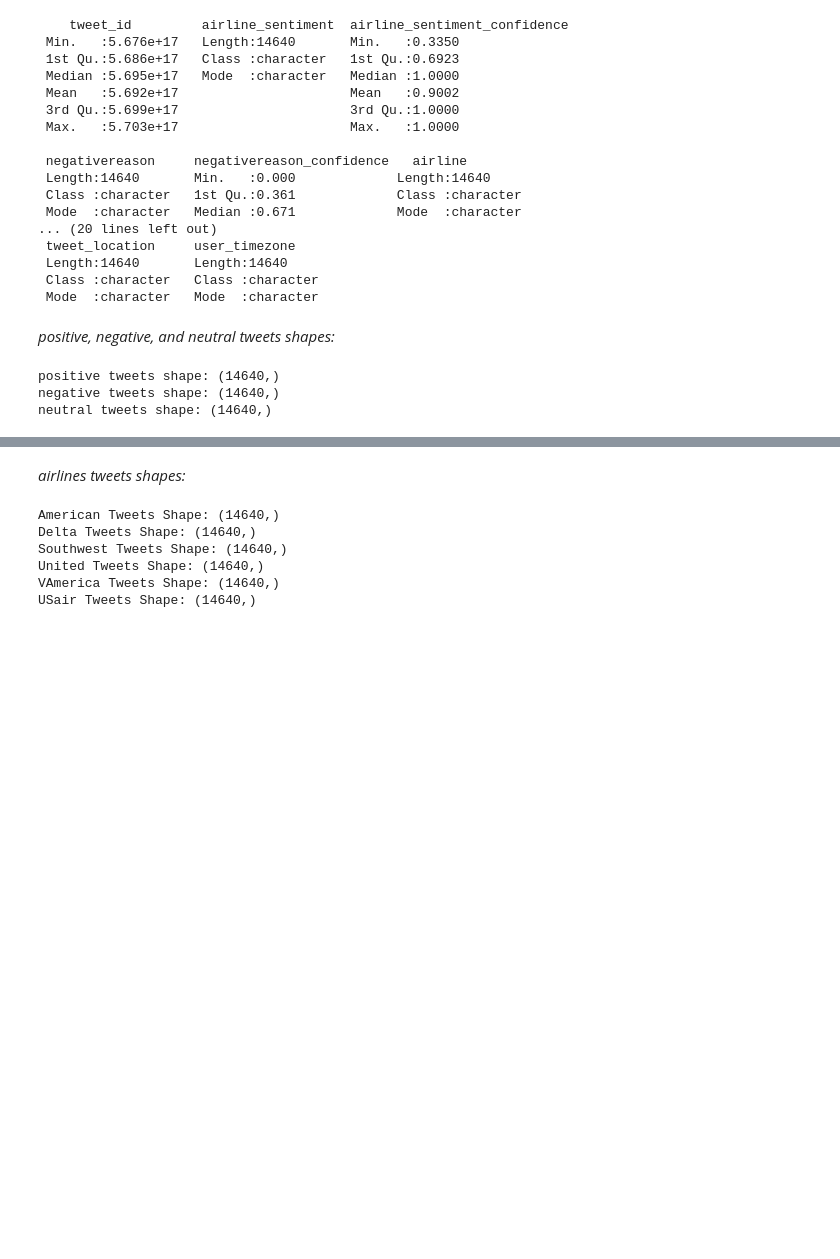
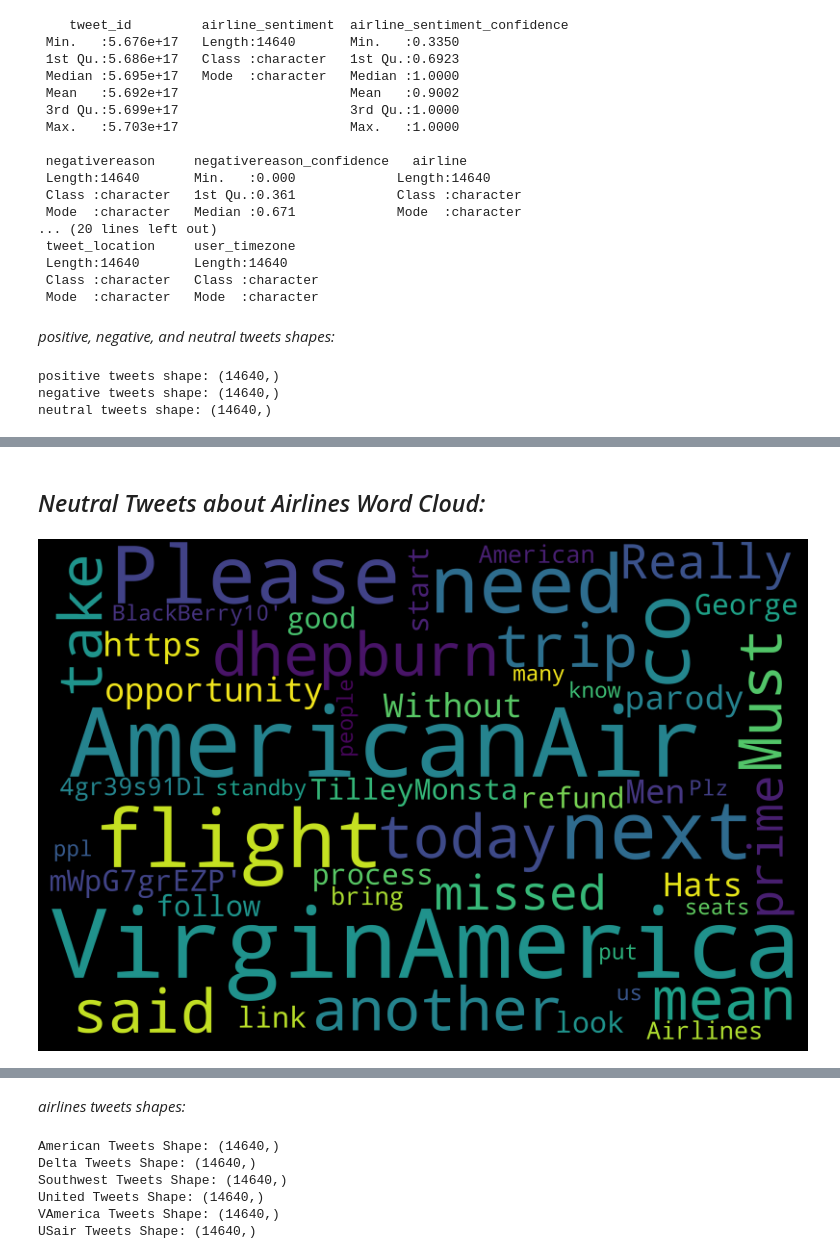
Before and after one commit to outcastgeek/ANLY520_US_AirlineTwitterSentimentAnalysis, a Jupyter notebook: U.S.AirlineTwitterSentimentAnalysis.ipynb, the cells around one changed output, grey strips where cells are left out. Cells and saved outputs as stored; diff of their text form; code cells hidden in the pictures; blank space fills up the shorter version.

```diff
--- a/U.S.AirlineTwitterSentimentAnalysis.ipynb
+++ b/U.S.AirlineTwitterSentimentAnalysis.ipynb
@@ -171,0 +195,6 @@ neutral tweets shape: (14640,)
+# %% [markdown]
+## _Neutral Tweets about Airlines Word Cloud:_
+# %%
+word_cloud(tweets_dataset.loc[tweets_dataset['airline_sentiment'] == 'neutral'].text.values)
+# %% [output]
+[figure, added]
```
Also changed, not shown: parts of 13 cells of this notebook.
